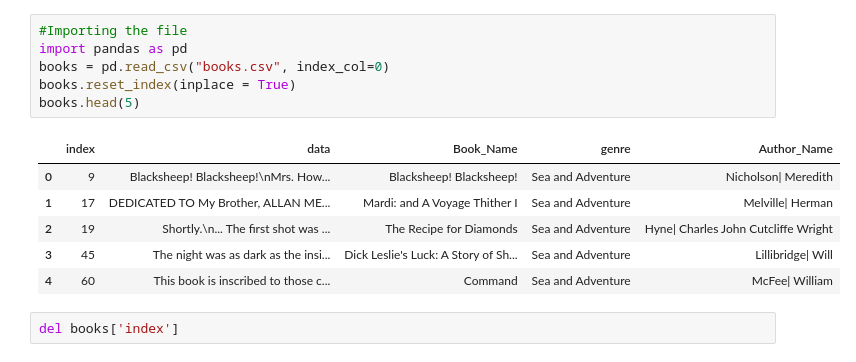
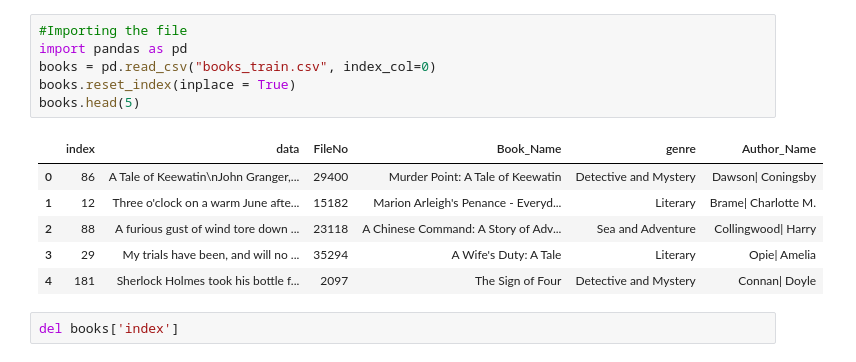
Before and after one commit to BlackCurrantDS/ATiML-Project, a Jupyter notebook: 4_Vader_Sentiment_Analysis.ipynb, the cells around one changed output. Cells and saved outputs as stored; diff of their text form.

```diff
--- a/4_Vader_Sentiment_Analysis.ipynb
+++ b/4_Vader_Sentiment_Analysis.ipynb
@@ -3,16 +3,16 @@
 # %%
 #Importing the file
 import pandas as pd
-books = pd.read_csv("books.csv", index_col=0)
+books = pd.read_csv("books_train.csv", index_col=0)
 books.reset_index(inplace = True)
 books.head(5)
 # %% [output]
-|  | index | data | Book_Name | genre | Author_Name |
-| 0 | 9 | Blacksheep! Blacksheep!\nMrs. How... | Blacksheep! Blacksheep! | Sea and Adventure | Nicholson| Meredith |
-| 1 | 17 | DEDICATED TO My Brother, ALLAN ME... | Mardi: and A Voyage Thither I | Sea and Adventure | Melville| Herman |
-| 2 | 19 | Shortly.\n... The first shot was ... | The Recipe for Diamonds | Sea and Adventure | Hyne| Charles John Cutcliffe Wright |
-| 3 | 45 | The night was as dark as the insi... | Dick Leslie's Luck: A Story of Sh... | Sea and Adventure | Lillibridge| Will |
-| 4 | 60 | This book is inscribed to those c... | Command | Sea and Adventure | McFee| William |
+|  | index | data | FileNo | Book_Name | genre | Author_Name |
+| 0 | 86 | A Tale of Keewatin\nJohn Granger,... | 29400 | Murder Point: A Tale of Keewatin | Detective and Mystery | Dawson| Coningsby |
+| 1 | 12 | Three o'clock on a warm June afte... | 15182 | Marion Arleigh's Penance - Everyd... | Literary | Brame| Charlotte M. |
+| 2 | 88 | A furious gust of wind tore down ... | 23118 | A Chinese Command: A Story of Adv... | Sea and Adventure | Collingwood| Harry |
+| 3 | 29 | My trials have been, and will no ... | 35294 | A Wife's Duty: A Tale | Literary | Opie| Amelia |
+| 4 | 181 | Sherlock Holmes took his bottle f... | 2097 | The Sign of Four | Detective and Mystery | Connan| Doyle |
 # %%
 del books['index']
 # %%
```
Also changed, not shown: parts of 7 cells of this notebook.
